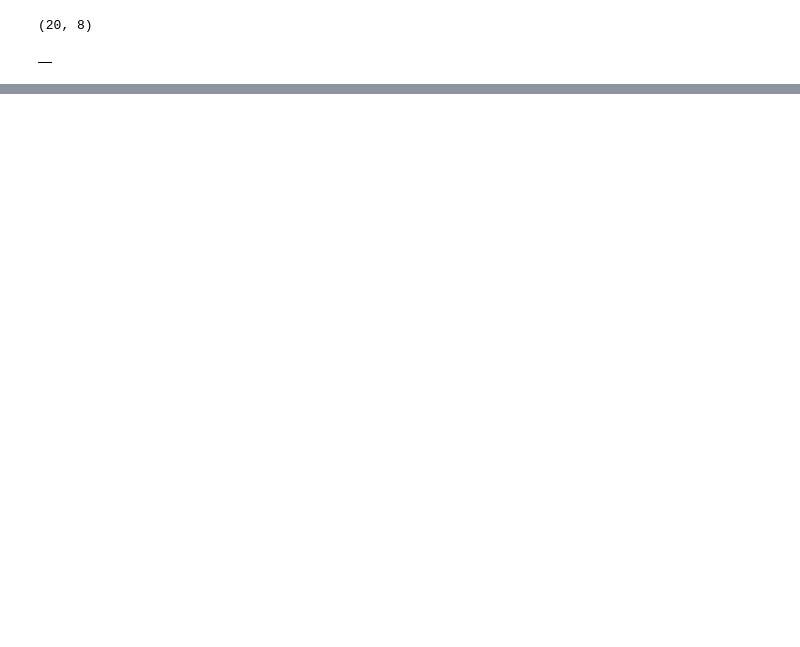
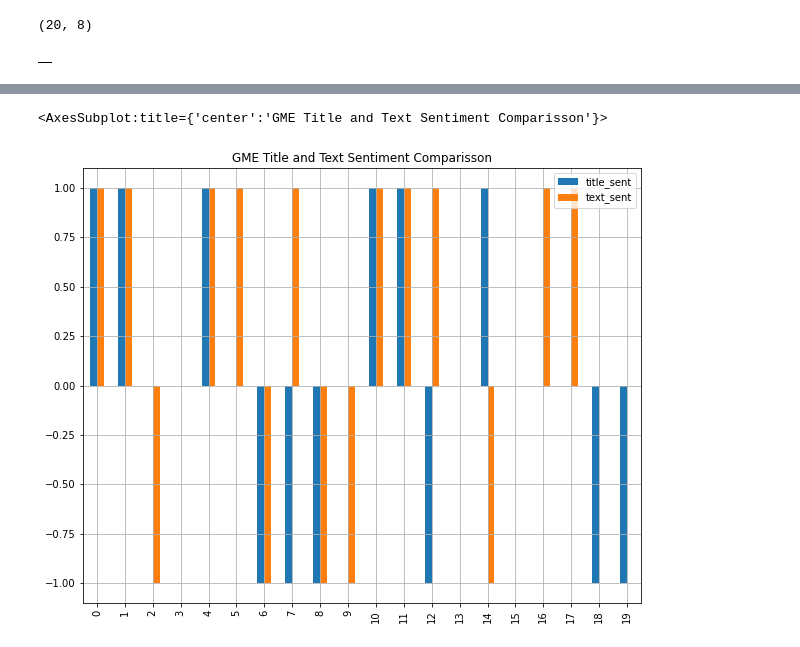
Before and after one commit to estevancersa/DEEGA-ETF, a Jupyter notebook: Code/StockNews.ipynb, the cells around one changed output, grey strips where cells are left out. Cells and saved outputs as stored; diff of their text form; code cells hidden in the pictures; blank space fills up the shorter version.

```diff
--- a/Code/StockNews.ipynb
+++ b/Code/StockNews.ipynb
@@ -307,0 +559,11 @@ ticker_df.head()
+# %%
+# Fetch news about the GME stocks in 2021 in English
+GME_news_en = newsapi.get_everything(
+    q="GME",
+    from_param='2021-03-24',
+    to='2021-04-03',
+    language="en"
+)
+
+# Show the total number of news
+GME_news_en["totalResults"]
@@ -307,0 +572,4 @@ ticker_df.head()
+# %%
+ # Creating a DataFrame with all the stocks news
+GME_df = create_df(GME_news_en["articles"])
+GME_df.head()
@@ -307,0 +633,12 @@ ticker_df.head()
+# %%
+# Analyzing Sentiment Results via Plot
+GME_sent_df.plot(
+    y=["title_sent", "text_sent"],
+    kind="bar",
+    title="GME Title and Text Sentiment Comparisson",
+    figsize=(10, 8),
+    grid=True,
+)
+# %% [output]
+<AxesSubplot:title={'center':'GME Title and Text Sentiment Comparisson'}>
+[figure, added]
```
Also changed, not shown: parts of 116 cells of this notebook, 2 other files.
